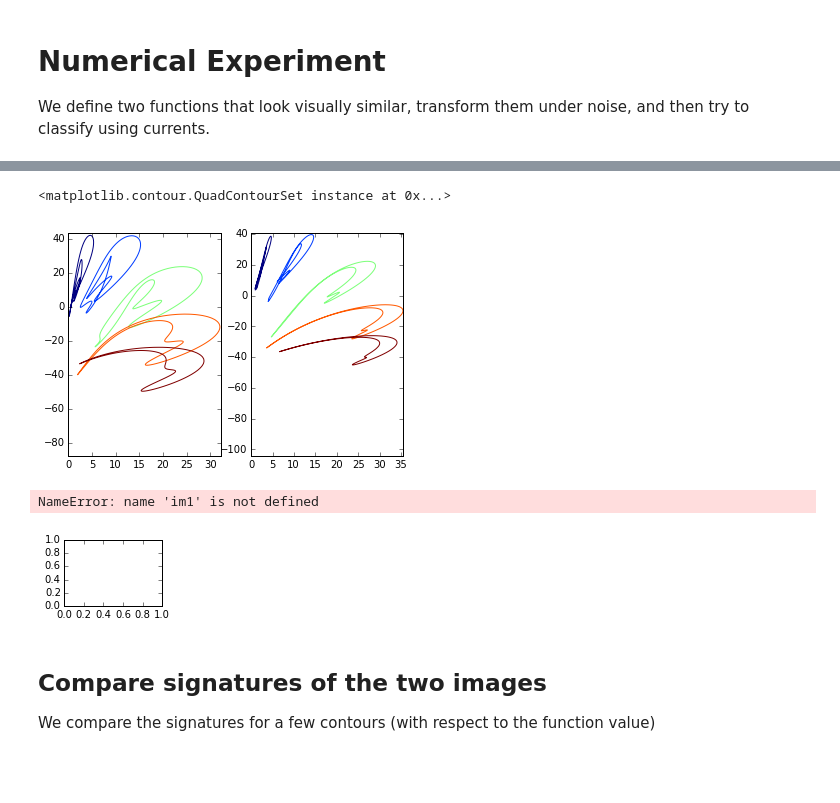
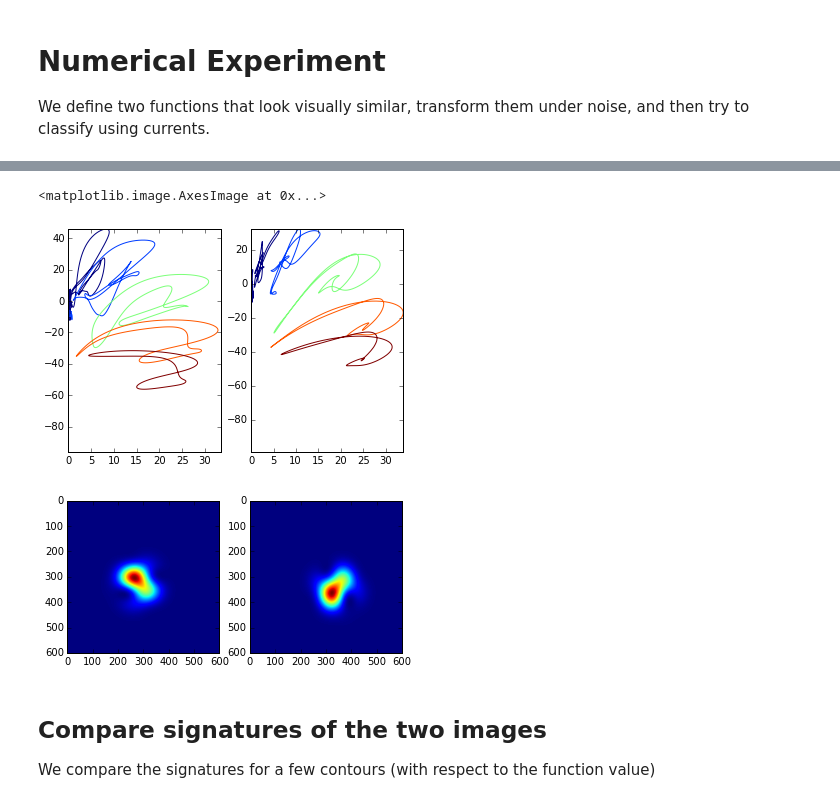
Before and after one commit to rgbrown/invariants, a Jupyter notebook: SA(2) invariant signatures.ipynb, the cells around one changed output, grey strips where cells are left out. Saved outputs shown, nothing was run; the diff lists cells and outputs as text; code cells hidden in the pictures; blank space fills up the shorter version.

Commit message:
Linear currents, smooth noise using DCT

```diff
--- a/SA(2) invariant signatures.ipynb
+++ b/SA(2) invariant signatures.ipynb
@@ -164,18 +231,18 @@ def f(x, y):
 def g(x, y):
     return 0.5*(1 + np.sin(5*x) * np.cos(6*y)) * 2*np.exp(-12*((x - 0.1)**2 + (y+0.2)**2))
 
-def experiment(f, X, Y, h, var=0.01):
+def experiment(f, X, Y, h, width=0.0):
     t = RandomEquiaffine()
     F = t.forward_transform(f, X, Y)
-    W = 0*rand_noise(X.shape, var=var)
-    sig = SA2transvectants(F + W, h)
+    W = smooth_noise(X.shape, var=width)
+    sig = SA2signature(F + W, h)
     S = [sig[0], sig[1], sig[2]]
     return {'C': currents(S, 1), 'S': S, 'F': F, 'W': W}
 
-def experiment_SE2(f, X, Y, h, var=0.01):
+def experiment_SE2(f, X, Y, h, width=0.0):
     t = RandomSE2()
     F = t.forward_transform(f, X, Y)
-    W = 0*rand_noise(X.shape, var=var)
+    W = smooth_noise(X.shape, width=width)
     sig = SE2signature(F + W, h)
     S = [sig[0], sig[1], sig[2]]
-    return {'C': currents(S, 1), 'S': S, 'F': F, 'W': W}
+    return {'C': currents(S, 3), 'S': S, 'F': F, 'W': W}
@@ -182,7 +280,6 @@ def experiment_SE2(f, X, Y, h, var=0.01):
 # %%
-n_transformations = 9
-h = 0.005
-X, Y = np.meshgrid(np.arange(-1.5, 1.5, h), np.arange(-1.5, 1.5, h))
-var = 0.1
-E1 = [experiment_SE2(f, X, Y, h, var=var) for i in range(n_transformations)]
-E2 = [experiment_SE2(g, X, Y, h, var=var) for i in range(n_transformations)]
+n_transformations = 20
+
+width = 0.001
+E1 = [experiment_SE2(f, X, Y, h, width=width) for i in range(n_transformations)]
+E2 = [experiment_SE2(g, X, Y, h, width=width) for i in range(n_transformations)]
@@ -192,24 +289,22 @@ TypeError: list indices must be integers, not str
 # %%
-%matplotlib inline
+
 sig1 = E1[0]['S']
 sig2 = E2[0]['S']
 levels = [0.1, 0.25, 0.5, 0.75, 0.9]
 plt.subplot(1,2,1)
 plt.contour(sig1[1], sig1[2], sig1[0], levels=levels )
 plt.subplot(1,2,2)
 plt.contour(sig2[1], sig2[2], sig2[0], levels=levels )
+
+plt.figure()
+plt.subplot(1,2,1)
+plt.imshow(E1[0]['F'])
+plt.subplot(1,2,2)
+plt.imshow(E1[1]['F'])
 # %% [output]
-<matplotlib.contour.QuadContourSet instance at 0x...>
+<matplotlib.image.AxesImage at 0x...>
-[figure, old version]
+[figure, new version]
+[figure, added]
-# %%
-m, n = 3, 3
-for i in range(m):
-    for j in range(n):
-        plt.subplot(m, n, m*i+j + 1)
-        plt.imshow(im1[m*i+j])
-# %% [output]
-NameError: name 'im1' is not defined
-[figure, removed]
 # %% [markdown]
 ## Compare signatures of the two images
 We compare the signatures for a few contours (with respect to the function value)
```
Also changed, not shown: parts of 16 cells of this notebook.
